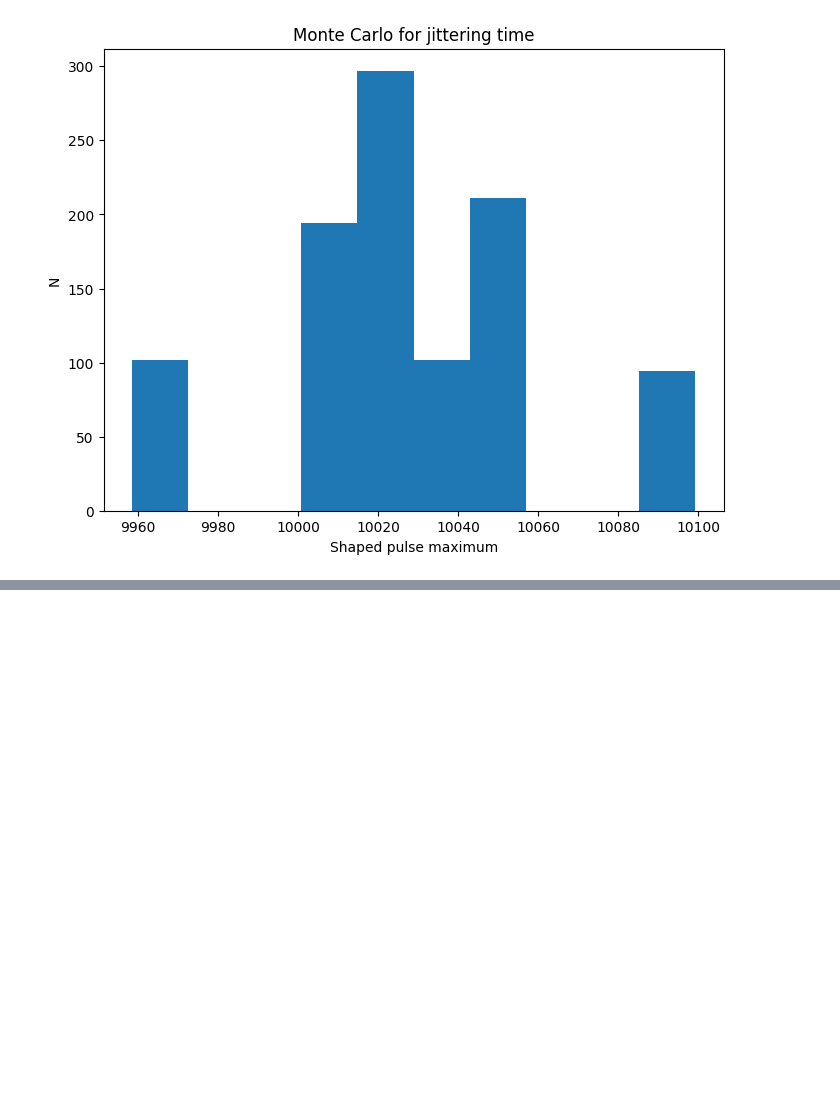
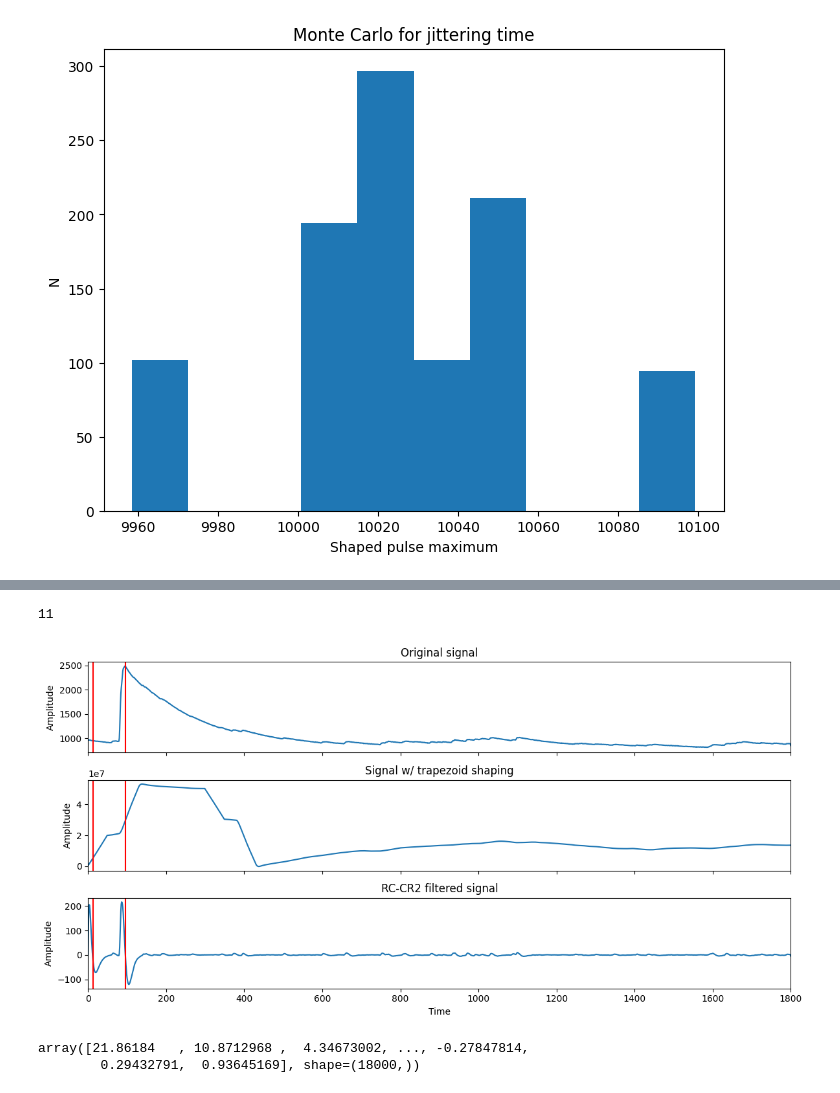
Before and after one commit to sleepythessu/Space-Instrumentation, a Jupyter notebook: filter_simulation.ipynb, the cells around one changed output, grey strips where cells are left out. Drawn from its saved outputs; the diff is of its cells as text; code cells hidden in the pictures; blank space fills up the shorter version.

Commit message:
Real data analysis (todo)

```diff
--- a/filter_simulation.ipynb
+++ b/filter_simulation.ipynb
@@ -198,0 +200,55 @@ True
+# %%
+from scipy.signal import resample
+from time import sleep
+from IPython.display import clear_output
+
+# for i in range(20):
+i = 1
+df = pd.read_csv("data/DataR_D4@N6781_16256_MPPC_Hamamatsu_Plastic_no_source_1_1.csv", header=None, sep=";")
+series = pd.Series(df.iloc[10*i:10*(i+1), 5:].to_numpy().ravel())
+signal = series #- np.nanmin(series) # need to subtract baseline to get a clean trapezoidal shape (SHOULD BE A CONSTANT)
+
+tau = 0.2
+T = 0.0005
+k = 50
+l = 300
+
+filt_sig = rccr2_filter(signal)
+trapez_sig = trapezoid_shaper(signal, tau, T, k, l)
+
+threshold = 30
+trigs = triggers(filt_sig, threshold)
+print(len(trigs))
+
+fig, axs = plt.subplots(nrows=3, figsize=(12, 6), sharex=True)
+axs[0].set_title("Original signal")
+axs[0].set_ylabel("Amplitude")
+axs[0].plot(signal)
+
+axs[1].set_title("Signal w/ trapezoid shaping")
+axs[1].set_ylabel("Amplitude")
+axs[1].plot(trapez_sig)
+
+axs[2].set_title("RC-CR2 filtered signal")
+axs[2].set_ylabel("Amplitude")
+axs[2].set_xlabel("Time")
+axs[2].plot(filt_sig)
+
+for ax in axs:
+    for trig in trigs:
+        ax.axvline(trig, color="red")
+
+axs[2].set_xlim(0, 1800)
+plt.tight_layout()
+plt.show()
+
+# sleep(5)
+# clear_output()
+# %% [output]
+11
+[figure, added]
+# %%
+np.diff(filt_sig)
+# %% [output]
+array([21.86184   , 10.8712968 ,  4.34673002, ..., -0.27847814,
+        0.29432791,  0.93645169], shape=(18000,))
```
Also changed, not shown: parts of 6 cells of this notebook.
